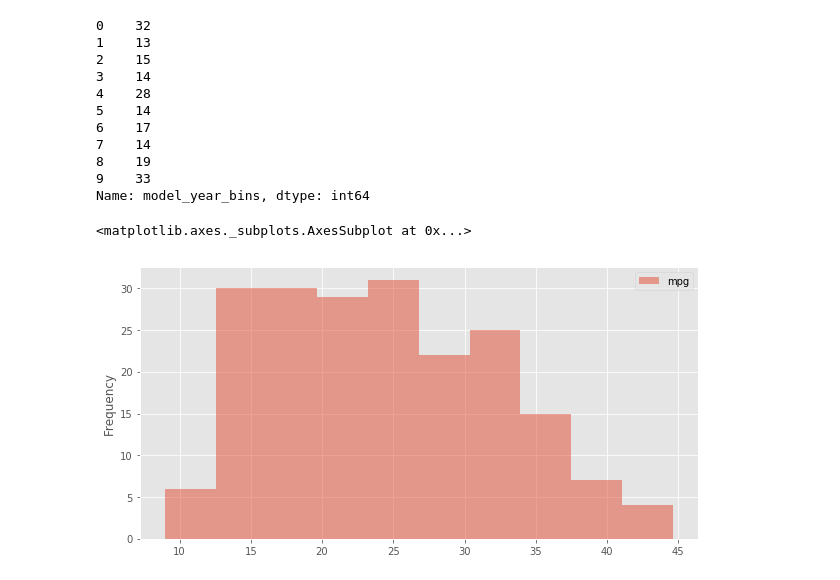
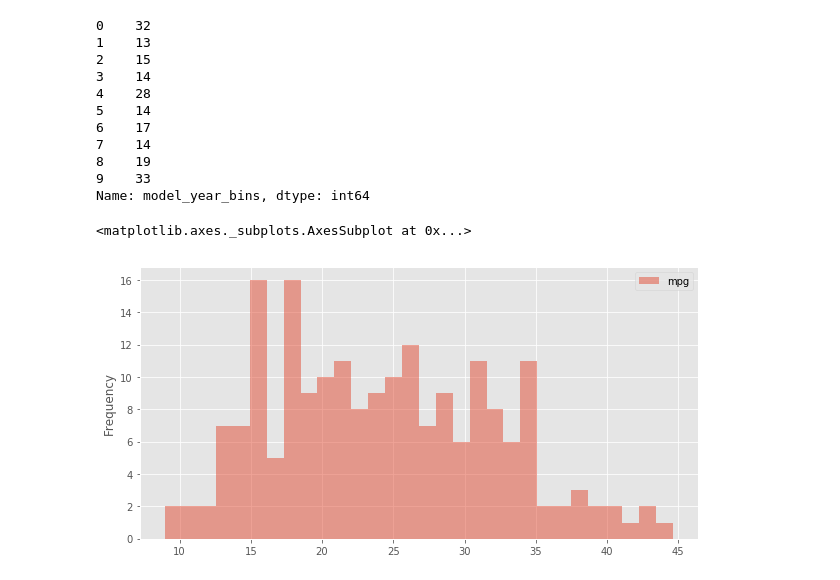
Before and after one commit to shin-t-o/car-dist-prediction, a Jupyter notebook: car-dist-prediction.ipynb, the cells around one changed output. Saved outputs shown, nothing was run; the diff lists cells and outputs as text; code cells hidden in the pictures.

```diff
--- a/car-dist-prediction.ipynb
+++ b/car-dist-prediction.ipynb
@@ -203,15 +207,14 @@ Name: model_year_bins, dtype: int64
 # %%
 # plotを試してみる
 # ▲matplotlib（plt）使ってないな？
 # ⇒これpandasのほうのplotだ、、
 
-df3.plot(
-    kind='hist',
+df3.plot.hist(
     y='mpg',
-    bins=10,
+    bins=30,
     figsize=(10,5),
     alpha=0.5
 )
 # %% [output]
 <matplotlib.axes._subplots.AxesSubplot at 0x...>
-[figure, old version]
+[figure, new version]
```
Also changed, not shown: parts of 5 cells of this notebook.
